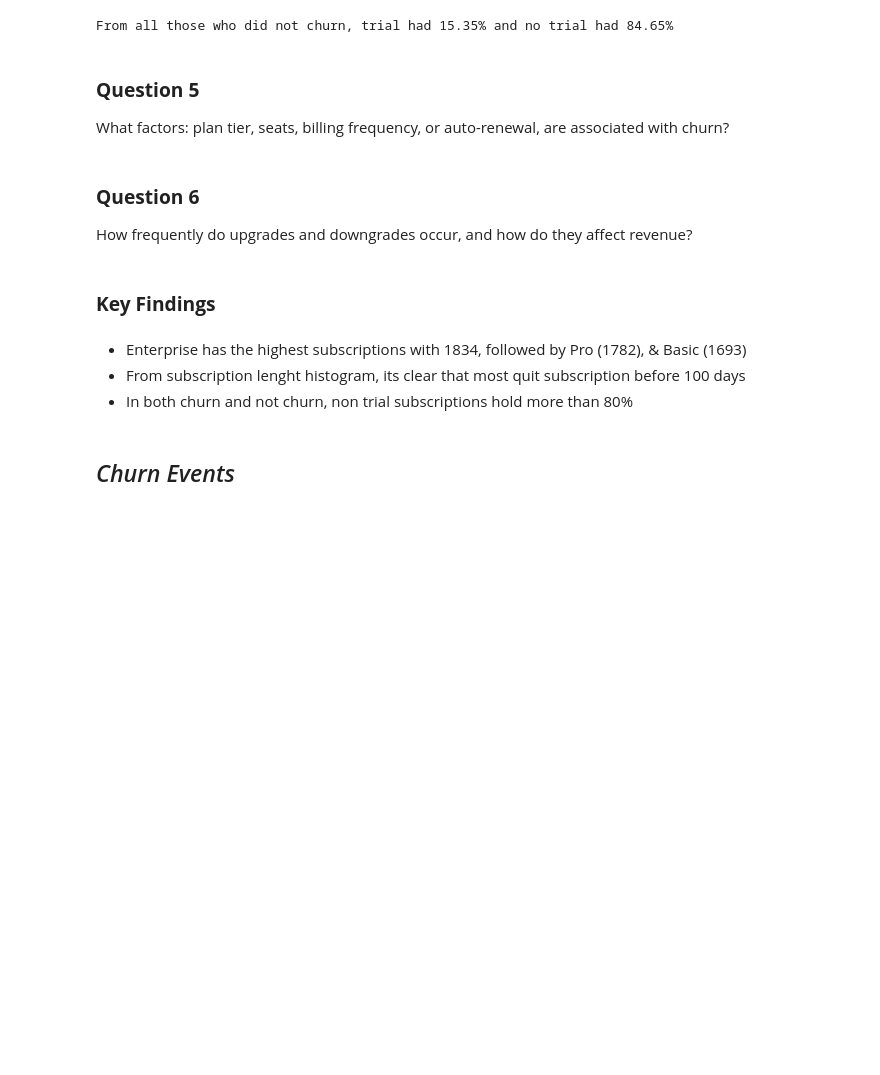
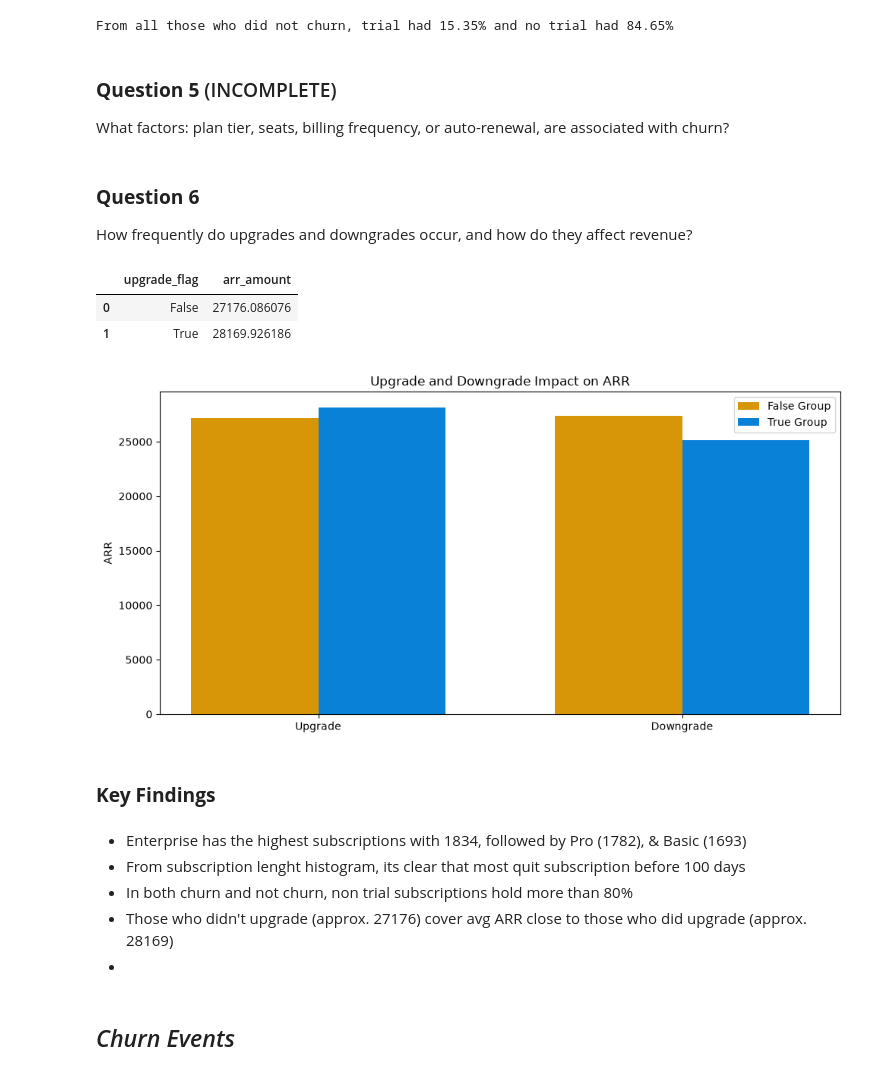
Before and after one commit to UjjwalKarkeyy/Falconstack_SaaS_Growth_Retention, a Jupyter notebook: ETL/etl2_eda.ipynb, the cells around one changed output. Cells and saved outputs as stored; diff of their text form; code cells hidden in the pictures; blank space fills up the shorter version.

Commit message:
Done: 1. Most eda completed
ToDo:
1. Only qn 4 of Support Ticket and qn 5 of Subscription left

```diff
--- a/ETL/etl2_eda.ipynb
+++ b/ETL/etl2_eda.ipynb
@@ -628,17 +625,58 @@ print(f'From all those who did not churn, trial had {trial_no_churn_pct}% and no
 # %% [output]
 From all those who did not churn, trial had 15.35% and no trial had 84.65%
 # %% [markdown]
-### **Question 5**
+### **Question 5** (INCOMPLETE)
 What factors: plan tier, seats, billing frequency, or auto-renewal, are associated with churn?
 # %% [markdown]
 ### **Question 6**
 How frequently do upgrades and downgrades occur, and how do they affect revenue?
+# %%
+upgrade_arr = subscriptions_clean_df.groupby('upgrade_flag')['arr_amount'].mean().reset_index()
+downgrade_arr = subscriptions_clean_df.groupby('downgrade_flag')['arr_amount'].mean().reset_index()
+
+upgrade_arr
+# %% [output]
+|  | upgrade_flag | arr_amount |
+| 0 | False | 27176.086076 |
+| 1 | True | 28169.926186 |
+# %%
+categories = ['Upgrade', 'Downgrade']
+group_false = [
+    round(upgrade_arr.loc[upgrade_arr['upgrade_flag'] == False, 'arr_amount'].iloc[0], 2),
+    round(downgrade_arr.loc[downgrade_arr['downgrade_flag'] == False, 'arr_amount'].iloc[0], 2)
+]
+
+group_true = [
+    round(upgrade_arr.loc[upgrade_arr['upgrade_flag'] == True, 'arr_amount'].iloc[0], 2),
+    round(downgrade_arr.loc[downgrade_arr['downgrade_flag'] == True, 'arr_amount'].iloc[0], 2)
+]
+
+x = np.arange(len(categories))
+width = 0.35
+
+fig, ax = plt.subplots(figsize=(10, 5))
+
+rect_false = plt.bar(x - width/2, group_false, width, label='False Group', color="#d79508")
+rect_true = plt.bar(x + width/2, group_true, width, label='True Group', color="#0881d7")
+
+ax.set_title('Upgrade and Downgrade Impact on ARR')
+ax.set_ylabel('ARR')
+ax.set_xticks(x)
+ax.set_xticklabels(categories)
+ax.legend()
+
+plt.tight_layout()
+plt.show()
+# %% [output]
+[figure, added]
 # %% [markdown]
 ### **Key Findings**
 # %% [markdown]
 - Enterprise has the highest subscriptions with 1834, followed by Pro (1782), & Basic (1693)
 - From subscription lenght histogram, its clear that most quit subscription before 100 days
 - In both churn and not churn, non trial subscriptions hold more than 80%
+- Those who didn't upgrade (approx. 27176) cover avg ARR close to those who did upgrade (approx. 28169)
+-
 # %% [markdown]
 ## *Churn Events*
 # %% [markdown]
```
Also changed, not shown: parts of 9 cells of this notebook.
